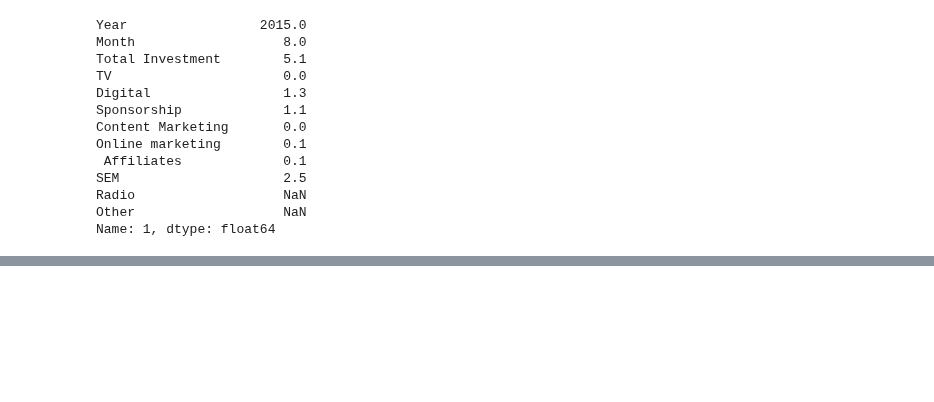
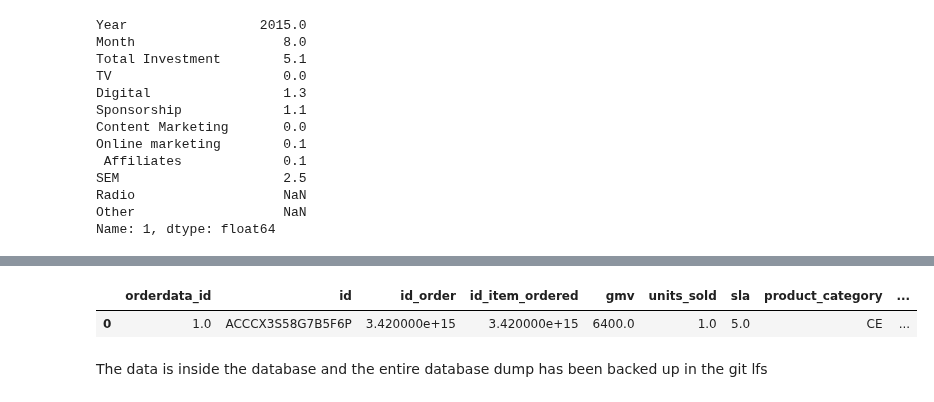
Before and after one commit to idjey/DEtheHardWay, a Jupyter notebook: Dmart_SchemaGen.ipynb, the cells around one changed output, grey strips where cells are left out. Saved outputs shown, nothing was run; the diff lists cells and outputs as text; code cells hidden in the pictures; blank space fills up the shorter version.

```diff
--- a/Dmart_SchemaGen.ipynb
+++ b/Dmart_SchemaGen.ipynb
@@ -227,0 +335,7 @@ CONTEXT:  COPY op_expense_monthly, line 3, column radio: "NA"
+# %%
+queryBase("""SELECT * FROM orderdata LIMIT 1""")
+# %% [output]
+|  | orderdata_id | id | id_order | id_item_ordered | gmv | units_sold | sla | product_category | ... |
+| 0 | 1.0 | ACCCX3S58G7B5F6P | 3.420000e+15 | 3.420000e+15 | 6400.0 | 1.0 | 5.0 | CE | ... |
+# %% [markdown]
+The data is inside the database and the entire database dump has been backed up in the git lfs
```
Also changed, not shown: parts of 42 cells of this notebook, 2 other files.
